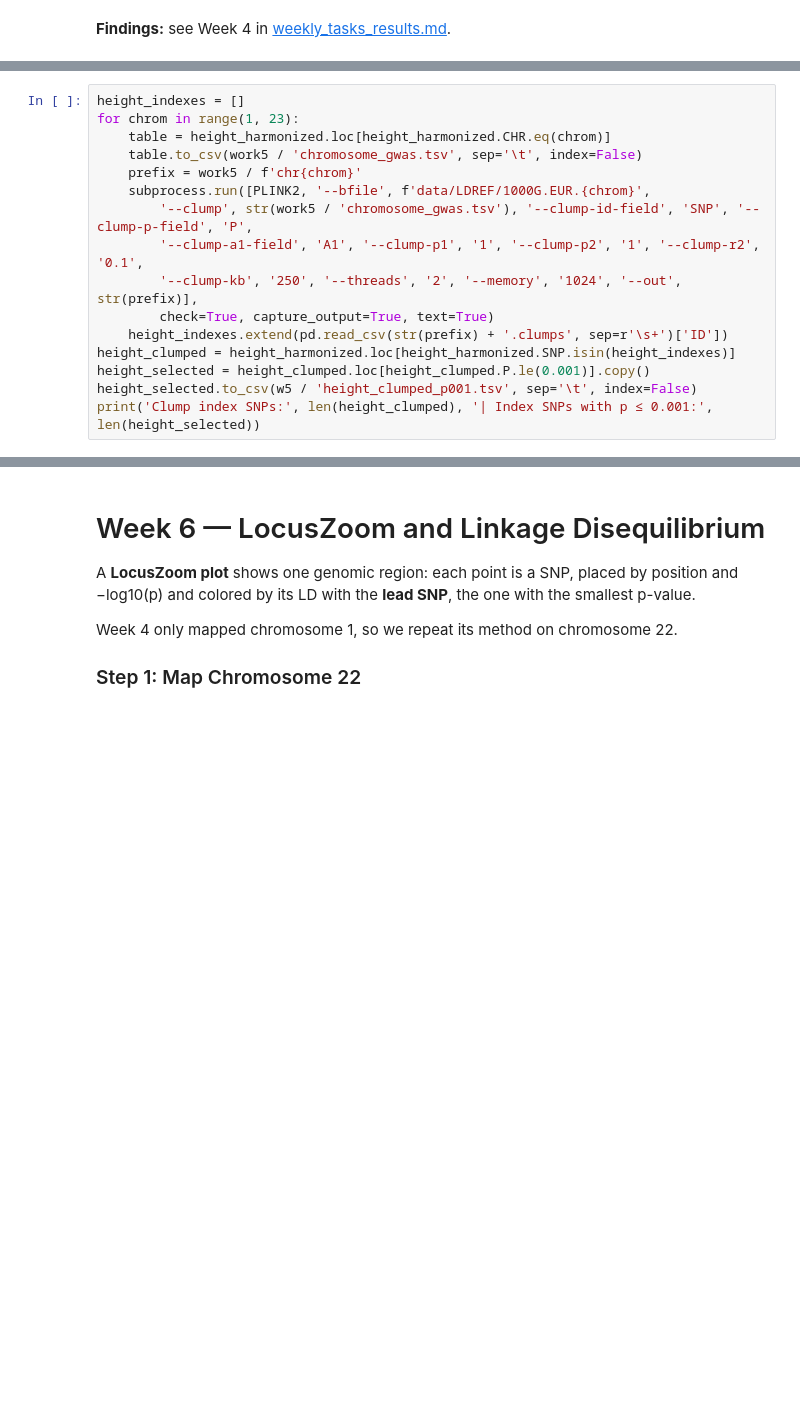
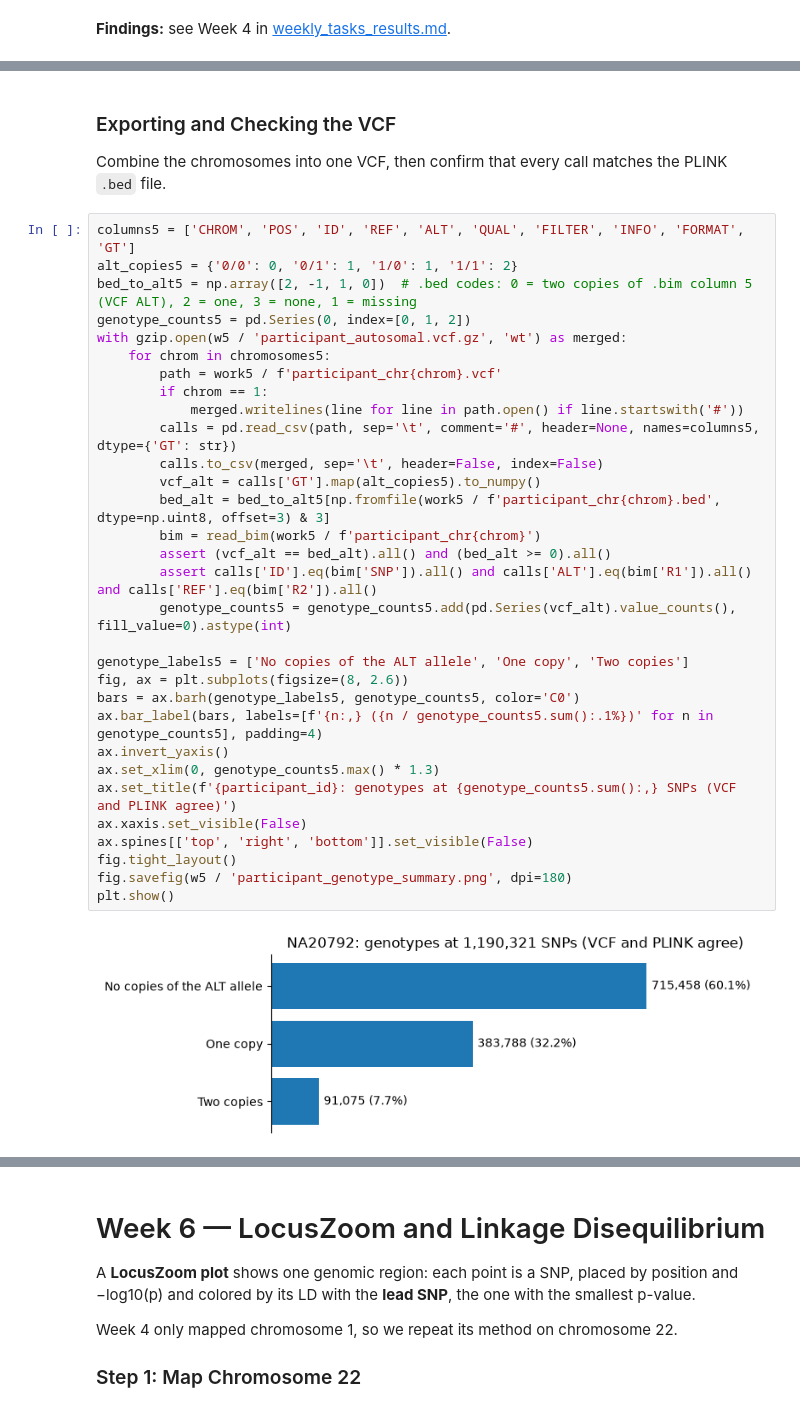
Before and after one commit to borngreat26/capstone_project, a Jupyter notebook: notebooks/weekly_tasks_public.ipynb, the cells around one changed output, grey strips where cells are left out. Saved outputs shown, nothing was run; the diff lists cells and outputs as text; blank space fills up the shorter version.

Commit message:
Run public Week 5 on a public participant and give Part 1 figures descriptive names
Co-Authored-By: Claude Opus 5.5 <noreply@anthropic.com>

```diff
--- a/notebooks/weekly_tasks_public.ipynb
+++ b/notebooks/weekly_tasks_public.ipynb
@@ -1367,16 +1193,0 @@ height_harmonized.to_csv(w5 / 'height_reference_harmonized.tsv.gz', sep='\t', in
-# %%
-height_indexes = []
-for chrom in range(1, 23):
-    table = height_harmonized.loc[height_harmonized.CHR.eq(chrom)]
-    table.to_csv(work5 / 'chromosome_gwas.tsv', sep='\t', index=False)
-    prefix = work5 / f'chr{chrom}'
-    subprocess.run([PLINK2, '--bfile', f'data/LDREF/1000G.EUR.{chrom}',
-        '--clump', str(work5 / 'chromosome_gwas.tsv'), '--clump-id-field', 'SNP', '--clump-p-field', 'P',
-        '--clump-a1-field', 'A1', '--clump-p1', '1', '--clump-p2', '1', '--clump-r2', '0.1',
-        '--clump-kb', '250', '--threads', '2', '--memory', '1024', '--out', str(prefix)],
-        check=True, capture_output=True, text=True)
-    height_indexes.extend(pd.read_csv(str(prefix) + '.clumps', sep=r'\s+')['ID'])
-height_clumped = height_harmonized.loc[height_harmonized.SNP.isin(height_indexes)]
-height_selected = height_clumped.loc[height_clumped.P.le(0.001)].copy()
-height_selected.to_csv(w5 / 'height_clumped_p001.tsv', sep='\t', index=False)
-print('Clump index SNPs:', len(height_clumped), '| Index SNPs with p ≤ 0.001:', len(height_selected))
@@ -1591,0 +1233,37 @@ plt.show()
+# %% [markdown]
+### Exporting and Checking the VCF
+
+Combine the chromosomes into one VCF, then confirm that every call matches the PLINK `.bed` file.
+# %%
+columns5 = ['CHROM', 'POS', 'ID', 'REF', 'ALT', 'QUAL', 'FILTER', 'INFO', 'FORMAT', 'GT']
+alt_copies5 = {'0/0': 0, '0/1': 1, '1/0': 1, '1/1': 2}
+bed_to_alt5 = np.array([2, -1, 1, 0])  # .bed codes: 0 = two copies of .bim column 5 (VCF ALT), 2 = one, 3 = none, 1 = missing
+genotype_counts5 = pd.Series(0, index=[0, 1, 2])
+with gzip.open(w5 / 'participant_autosomal.vcf.gz', 'wt') as merged:
+    for chrom in chromosomes5:
+        path = work5 / f'participant_chr{chrom}.vcf'
+        if chrom == 1:
+            merged.writelines(line for line in path.open() if line.startswith('#'))
+        calls = pd.read_csv(path, sep='\t', comment='#', header=None, names=columns5, dtype={'GT': str})
+        calls.to_csv(merged, sep='\t', header=False, index=False)
+        vcf_alt = calls['GT'].map(alt_copies5).to_numpy()
+        bed_alt = bed_to_alt5[np.fromfile(work5 / f'participant_chr{chrom}.bed', dtype=np.uint8, offset=3) & 3]
+        bim = read_bim(work5 / f'participant_chr{chrom}')
+        assert (vcf_alt == bed_alt).all() and (bed_alt >= 0).all()
+        assert calls['ID'].eq(bim['SNP']).all() and calls['ALT'].eq(bim['R1']).all() and calls['REF'].eq(bim['R2']).all()
+        genotype_counts5 = genotype_counts5.add(pd.Series(vcf_alt).value_counts(), fill_value=0).astype(int)
+
+genotype_labels5 = ['No copies of the ALT allele', 'One copy', 'Two copies']
+fig, ax = plt.subplots(figsize=(8, 2.6))
+bars = ax.barh(genotype_labels5, genotype_counts5, color='C0')
+ax.bar_label(bars, labels=[f'{n:,} ({n / genotype_counts5.sum():.1%})' for n in genotype_counts5], padding=4)
+ax.invert_yaxis()
+ax.set_xlim(0, genotype_counts5.max() * 1.3)
+ax.set_title(f'{participant_id}: genotypes at {genotype_counts5.sum():,} SNPs (VCF and PLINK agree)')
+ax.xaxis.set_visible(False)
+ax.spines[['top', 'right', 'bottom']].set_visible(False)
+fig.tight_layout()
+fig.savefig(w5 / 'participant_genotype_summary.png', dpi=180)
+plt.show()
+# %% [output]
+[figure, added]
```
Also changed, not shown: parts of 41 cells of this notebook, 16 other files.
